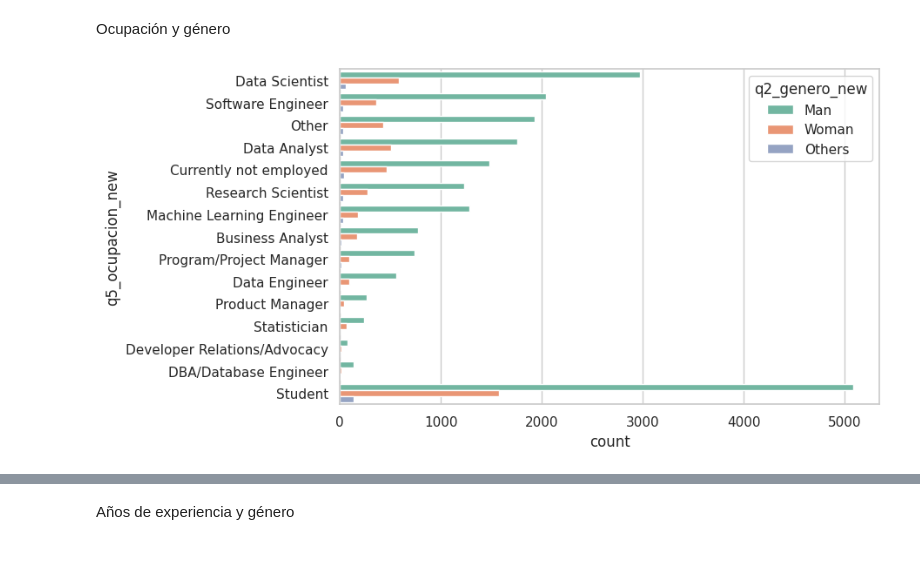
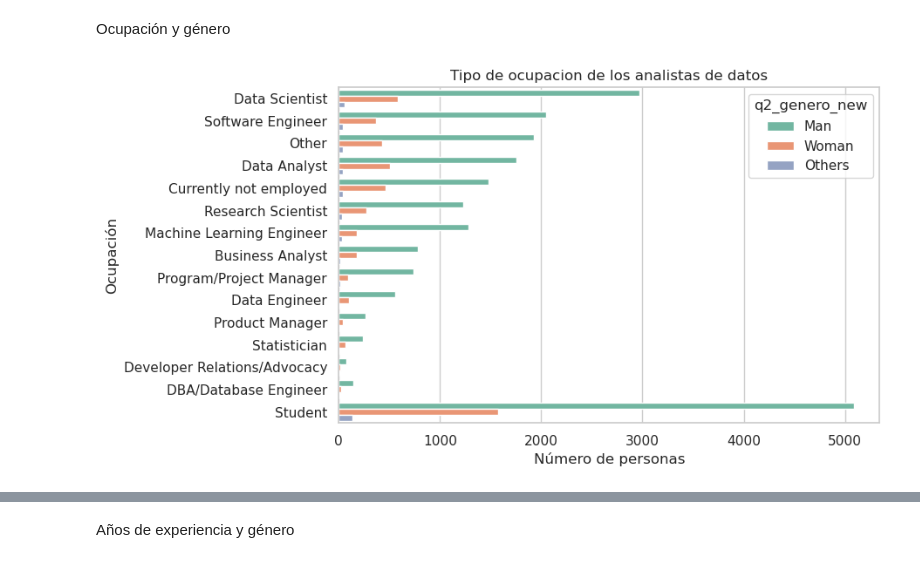
Before and after one commit to Adalab/project2-da-promo-c-modulo-2-team4, a Jupyter notebook: 04- Preguntas/4.1. Pregunta1.ipynb, the cells around one changed output, grey strips where cells are left out. Drawn from its saved outputs; the diff is of its cells as text; code cells hidden in the pictures.

```diff
--- a/04- Preguntas/4.1. Pregunta1.ipynb
+++ b/04- Preguntas/4.1. Pregunta1.ipynb
@@ -165,17 +168,21 @@ Ocupación y género
 # %%
 plt.figure(figsize= (8,5))
 sns.set_theme(style="whitegrid")# grid
 sns.countplot(y= "q5_ocupacion_new",
             data=df_perfil,
             hue = "q2_genero_new",
             palette = 'Set2',
             order=['Data Scientist', 'Software Engineer','Other','Data Analyst',
                     'Currently not employed', 'Research Scientist', 'Machine Learning Engineer',
                     'Business Analyst', 'Program/Project Manager', 'Data Engineer', 'Product Manager',
                     'Statistician', 'Developer Relations/Advocacy', 'DBA/Database Engineer', 'Student']
             );
+plt.title('Tipo de ocupacion de los analistas de datos')
+plt.xlabel('Número de personas') # definir el nombre del eje X
+plt.ylabel("Ocupación"); # definir el nombre del eje Y
+plt.savefig("graficas/07-Ocupacion-data.png")
 # %% [output]
-[figure, old version]
+[figure, new version]
 # %%
 plt.figure(figsize= (8,5))
 sns.countplot(y= "q5_ocupacion_new" ,
```
Also changed, not shown: parts of 10 cells of this notebook, 21 other files.
